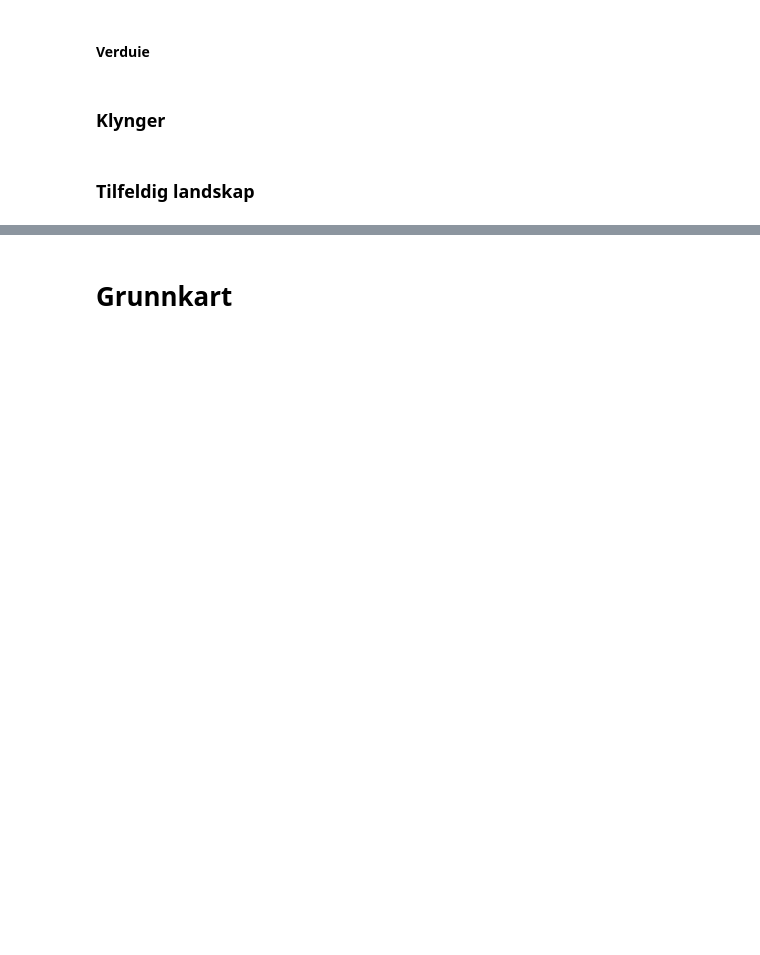
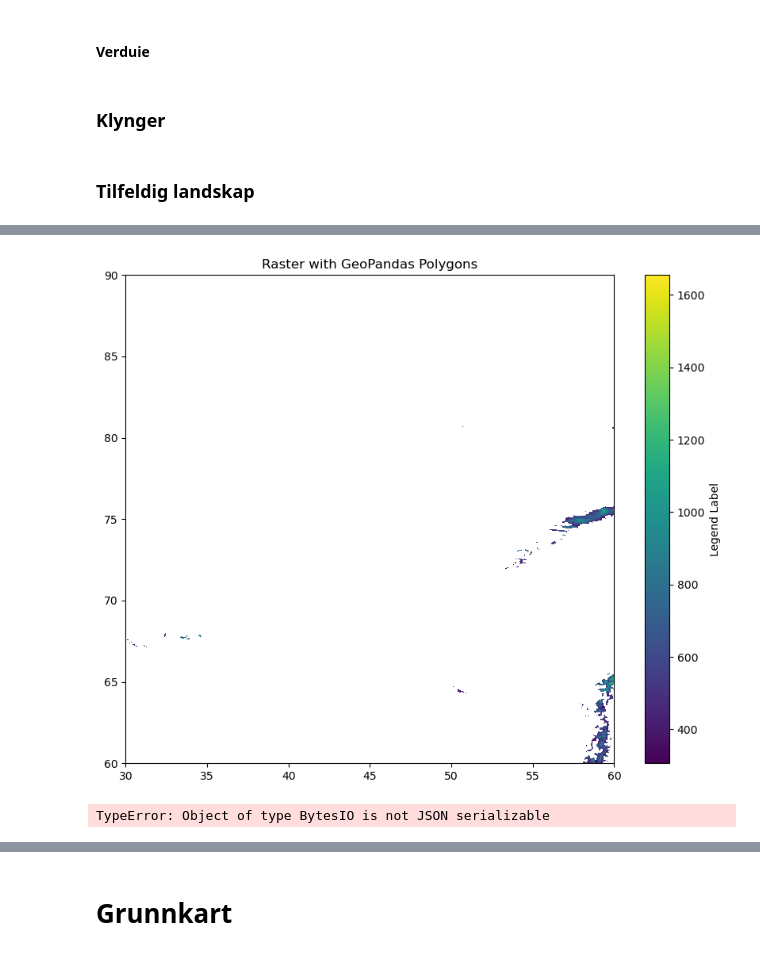
Before and after one commit to egowork/gis_tools, a Jupyter notebook: GIS_funksjoner.ipynb, the cells around one changed output, grey strips where cells are left out. Cells and saved outputs as stored; diff of their text form; code cells hidden in the pictures; blank space fills up the shorter version.

```diff
--- a/GIS_funksjoner.ipynb
+++ b/GIS_funksjoner.ipynb
@@ -1020,0 +1331,7 @@ plt.show()
+# %%
+tmp = np.array(df['values'])
+tmp[np.isnan(tmp)] = nodata_value
+tmp = tmp.astype(int)
+# Create a masked array where values equal to -1 are masked
+new_values = np.ma.masked_where(tmp == nodata_value, tmp)
+print(stats.describe(new_values[new_values>0]))
@@ -1020,0 +1340,10 @@ plt.show()
+# %%
+import matplotlib.pyplot as plt
+from rasterio.plot import show
+from rasterio.features import shapes
+from shapely.geometry import shape, mapping
+import geopandas as gpd
+
+# Reshape the vector back into the original 2D array
+rows, cols = raster_data.shape
+reshaped_raster_data = new_values.reshape((rows, cols))
@@ -1020,0 +1398,59 @@ plt.show()
+# %%
+fig, ax = plt.subplots(figsize=(10, 8))
+
+# Plot the raster data
+img = ax.imshow(reshaped_raster_data, cmap='viridis', extent=src.bounds, origin='upper')
+ax.set_title('Raster with GeoPandas Polygons')
+
+# Add a colorbar as a legend
+cbar = plt.colorbar(img, ax=ax, orientation='vertical')
+cbar.set_label('Legend Label')  # Set the label for the colorbar
+
+# Plot the GeoPandas polygons on top of the raster
+polys.plot(ax=ax, facecolor='none', edgecolor='red')
+
+plt.show()
+# %% [output]
+[figure, added]
+# %%
+import folium
+import io
+from PIL import Image
+import base64  # Import the base64 module
+
+# Create a folium map centered on the raster
+m = folium.Map(location=[(bounds.top + bounds.bottom) / 2, (bounds.left + bounds.right) / 2], zoom_start=10)
+
+# Add raster data as an image overlay
+# Normalize the raster data for visualization
+norm = colors.Normalize(vmin=np.min(reshaped_raster_data), vmax=np.max(reshaped_raster_data))
+cmap = plt.get_cmap('viridis')
+rgba_img = cmap(norm(reshaped_raster_data))
+
+# Convert the RGBA image to a PIL image
+pil_img = Image.fromarray((rgba_img * 255).astype(np.uint8))
+
+# Save the PIL image to a bytes buffer
+buffer = io.BytesIO()
+pil_img.save(buffer, format="PNG")
+buffer.seek(0)
+# Encode the image to base64
+img_str = base64.b64encode(buffer.read()).decode('utf-8')
+img_data = f'embedded-picture'
+# Add the image overlay to the map
+folium.raster_layers.ImageOverlay(
+    image=buffer,
+    bounds=[[bounds.bottom, bounds.left], [bounds.top, bounds.right]],
+    opacity=0.6
+).add_to(m)
+
+# Add polygons to the map
+folium.GeoJson(polys).add_to(m)
+
+# Save the map to an HTML file
+m.save('map.html')
+
+# Display the map in a Jupyter notebook (if applicable)
+m
+# %% [output]
+TypeError: Object of type BytesIO is not JSON serializable
```
Also changed, not shown: parts of 23 cells of this notebook, 1 other file.
